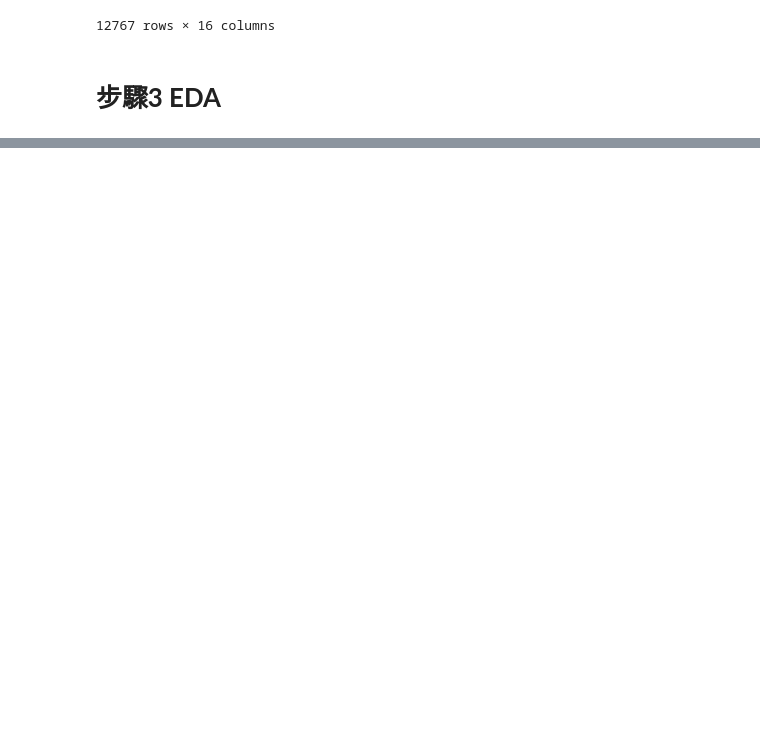
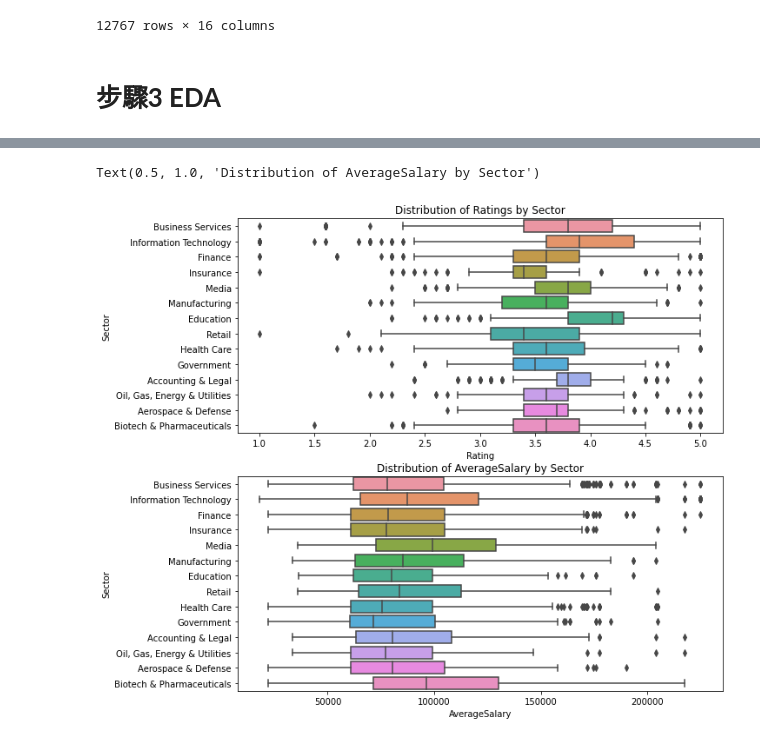
Before and after one commit to DANIEL20625/homework, a Jupyter notebook: homework.ipynb, the cells around one changed output, grey strips where cells are left out. Cells and saved outputs as stored; diff of their text form; code cells hidden in the pictures; blank space fills up the shorter version.

```diff
--- a/homework.ipynb
+++ b/homework.ipynb
@@ -193,0 +272,9 @@ ALL_Data
+# %%
+plt.rcParams["figure.figsize"] = (10,10)
+plus100 = ALL_Data['Sector'].map(ALL_Data['Sector'].value_counts()) > 100 # More than 100 job offers
+fig, ax = plt.subplots(2,1)
+sb.boxplot(y='Sector',x='Rating',data=ALL_Data[plus100],ax=ax[0]).set_title("Distribution of Ratings by Sector")
+sb.boxplot(y='Sector',x='AverageSalary',data=ALL_Data[plus100],ax=ax[1]).set_title("Distribution of AverageSalary by Sector")
+# %% [output]
+Text(0.5, 1.0, 'Distribution of AverageSalary by Sector')
+[figure, added]
```
Also changed, not shown: parts of 16 cells of this notebook.
